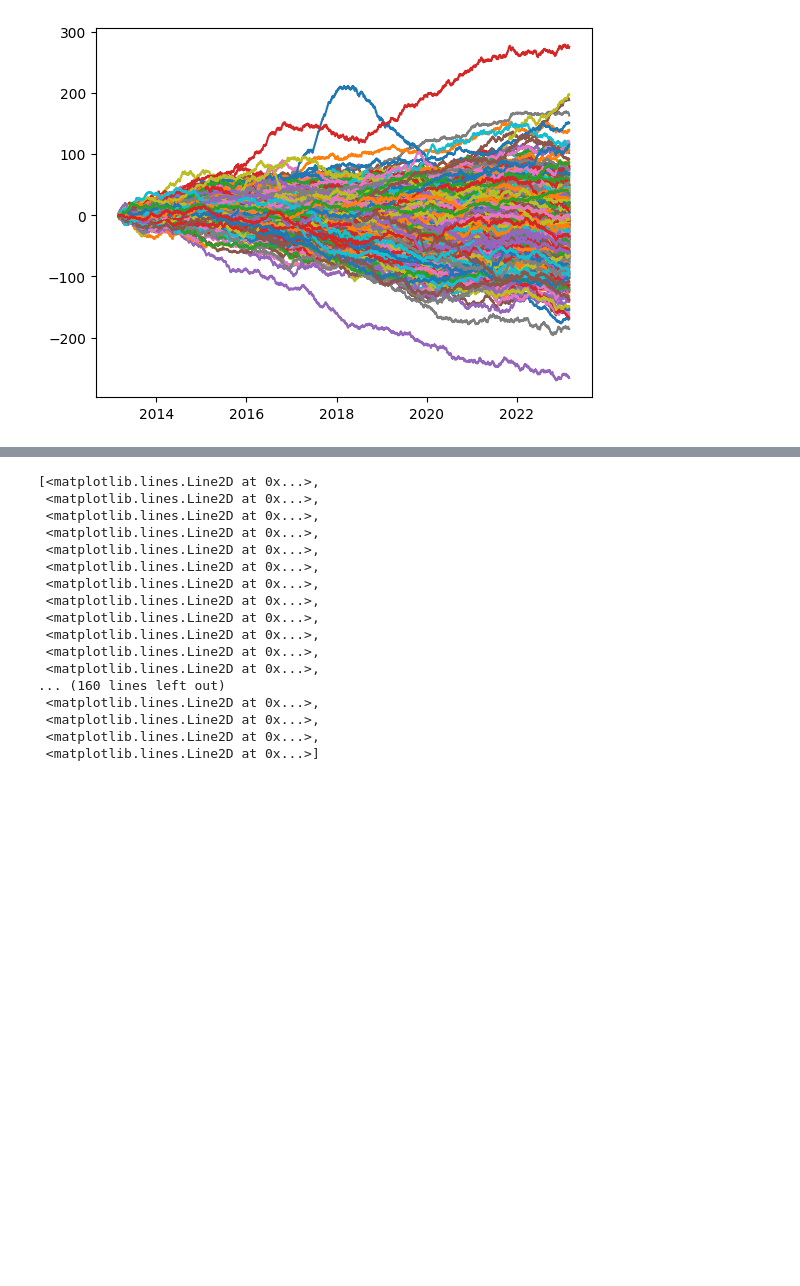
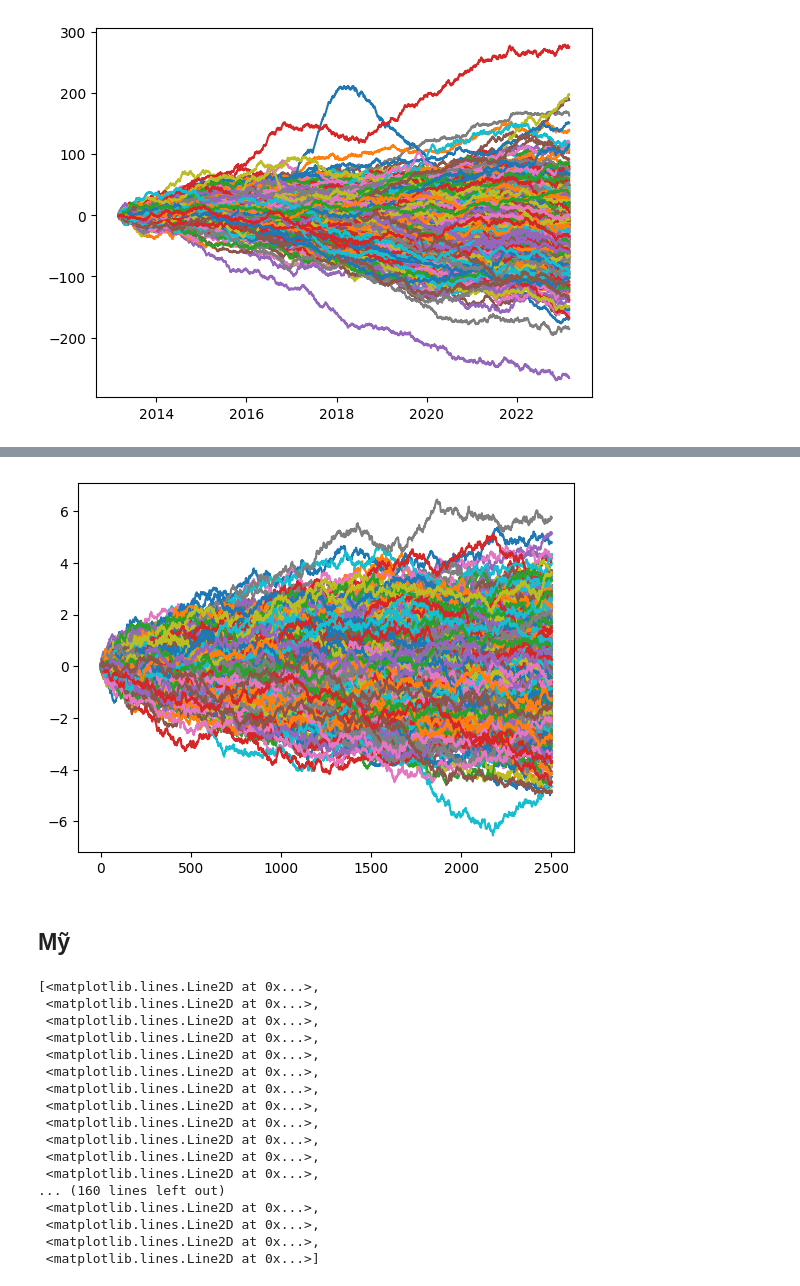
Before and after one commit to khanhtrinh2003/Financial-mathematics, a Jupyter notebook: main.ipynb, the cells around one changed output, grey strips where cells are left out. Cells and saved outputs as stored; diff of their text form; code cells hidden in the pictures; blank space fills up the shorter version.

```diff
--- a/main.ipynb
+++ b/main.ipynb
@@ -121,3 +162,10 @@ plt.plot(np.cumsum(vn_sign))
+# %%
+for i in range(406):
+    plt.plot(np.cumsum(np.random.normal(0,0.04,2502)))
+# %% [output]
+[figure, added]
+# %% [markdown]
+## Mỹ
 # %%
 plt.plot(np.cumsum(us_sign))
 # %% [output]
```
Also changed, not shown: parts of 6 cells of this notebook.
